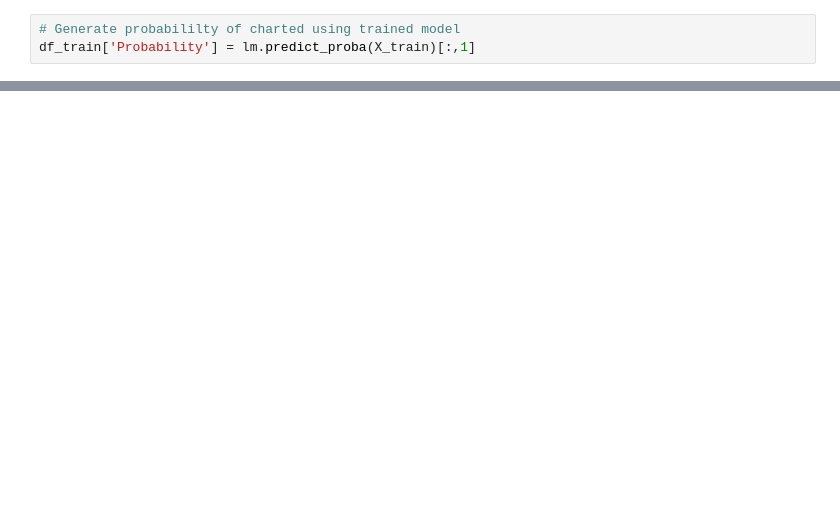
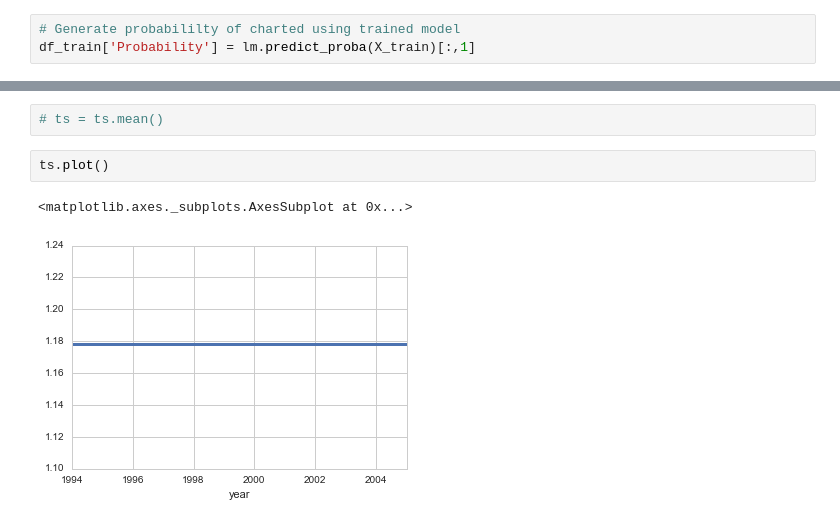
Before and after one commit to ribbas/Heat-Replay, a Jupyter notebook: src/models/test1.ipynb, the cells around one changed output, grey strips where cells are left out. Cells and saved outputs as stored; diff of their text form; blank space fills up the shorter version.

```diff
--- a/src/models/test1.ipynb
+++ b/src/models/test1.ipynb
@@ -295,0 +296,7 @@ ax.set(title='Probability of Charted\n Based on Curses and Year')
+# %%
+# ts = ts.mean()
+# %%
+ts.plot()
+# %% [output]
+<matplotlib.axes._subplots.AxesSubplot at 0x...>
+[figure, added]
```
Also changed, not shown: parts of 14 cells of this notebook, 37 other files.
